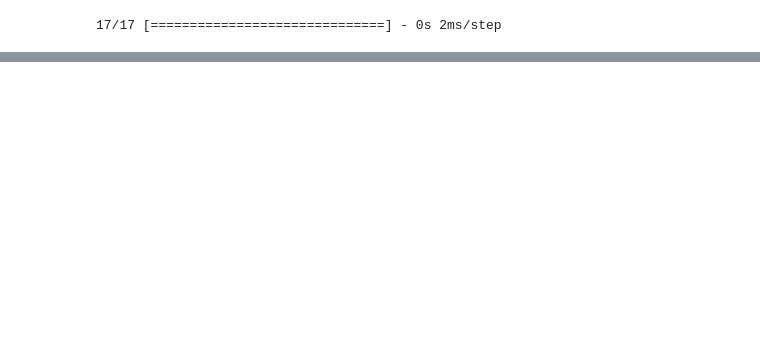
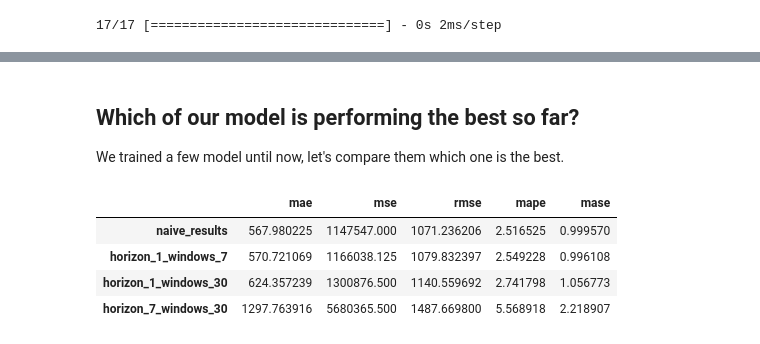
Before and after one commit to SedatParlak/tensorflow, a Jupyter notebook: 10_time_series_forecasting_with_tensorflow.ipynb, the cells around one changed output, grey strips where cells are left out. Drawn from its saved outputs; the diff is of its cells as text; code cells hidden in the pictures; blank space fills up the shorter version.

```diff
--- a/10_time_series_forecasting_with_tensorflow.ipynb
+++ b/10_time_series_forecasting_with_tensorflow.ipynb
@@ -821,0 +927,4 @@ plot_time_series(timesteps=X_test[-len(test_windows):],
+# %%
+# Get forecast predictions
+model_3_preds = make_preds(model=model_3,
+                           input_data=test_windows)
@@ -821,0 +958,32 @@ plot_time_series(timesteps=X_test[-len(test_windows):],
+# %%
+# Make our evaluation function work for larger horizons
+def evaluate_preds(y_true, y_pred):
+  # Make sure float32 datatype (for metric calculations)
+  y_true = tf.cast(y_true, dtype=tf.float32)
+  y_pred = tf.cast(y_pred, dtype=tf.float32)
+
+  # Calculate various evaluation metrics
+  mae = tf.keras.metrics.mean_absolute_error(y_true, y_pred)
+  mse = tf.keras.metrics.mean_squared_error(y_true, y_pred)
+  rmse = tf.sqrt(mse)
+  mape = tf.keras.metrics.mean_absolute_percentage_error(y_true, y_pred)
+  mase = mean_absolute_scaled_error(y_true, y_pred)
+
+  # Account for different sized metrics (for longer horizons, we want to reduce metrics to a single value)
+  if mae.ndim > 0:
+    mae = tf.reduce_mean(mae)
+    mse = tf.reduce_mean(mse)
+    rmse = tf.reduce_mean(rmse)
+    mape = tf.reduce_mean(mape)
+    mase = tf.reduce_mean(mase)
+
+  return {'mae': mae.numpy(),
+          'mse': mse.numpy(),
+          'rmse': rmse.numpy(),
+          'mape': mape.numpy(),
+          'mase': mase.numpy()}
+# %%
+# Lets get model_3 results aggregated to single values
+model_3_results = evaluate_preds(y_true=tf.squeeze(test_labels),
+                                 y_pred=model_3_preds)
+model_3_results
@@ -821,0 +1030,18 @@ plot_time_series(timesteps=X_test[-len(test_windows):],
+# %% [markdown]
+## Which of our model is performing the best so far?
+
+We trained a few model until now, let's compare them which one is the best.
+# %%
+# Create a dataframe for model results
+model_results = pd.DataFrame({'naive_results': naive_results,
+              'horizon_1_windows_7': model_1_results,
+              'horizon_1_windows_30': model_2_results,
+              'horizon_7_windows_30': model_3_results}).T
+
+model_results
+# %% [output]
+|  | mae | mse | rmse | mape | mase |
+| naive_results | 567.980225 | 1147547.000 | 1071.236206 | 2.516525 | 0.999570 |
+| horizon_1_windows_7 | 570.721069 | 1166038.125 | 1079.832397 | 2.549228 | 0.996108 |
+| horizon_1_windows_30 | 624.357239 | 1300876.500 | 1140.559692 | 2.741798 | 1.056773 |
+| horizon_7_windows_30 | 1297.763916 | 5680365.500 | 1487.669800 | 5.568918 | 2.218907 |
```
Also changed, not shown: parts of 44 cells of this notebook.
